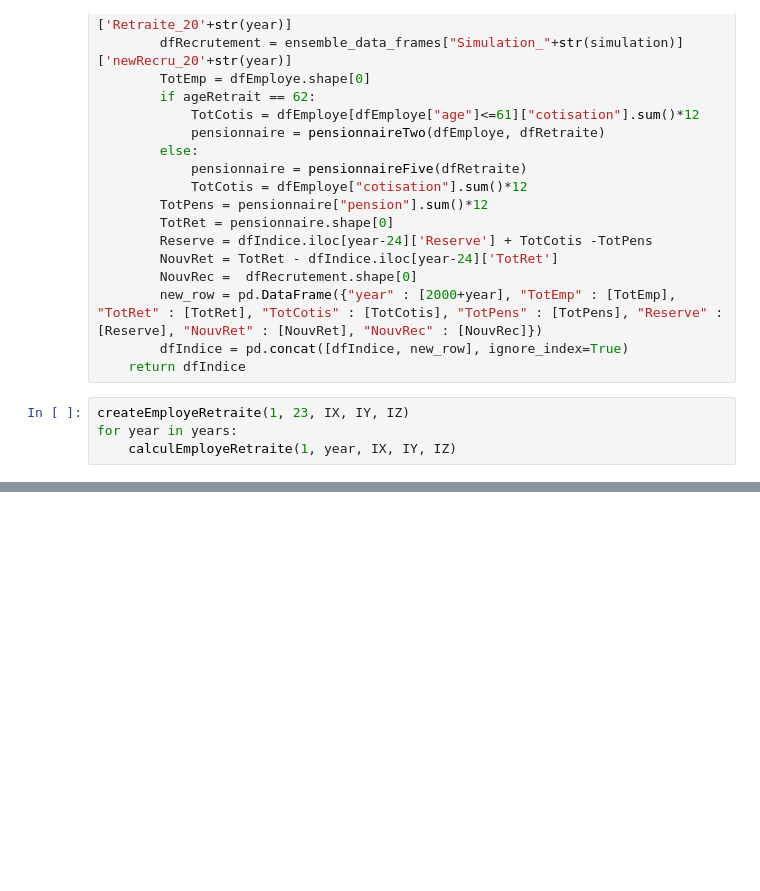
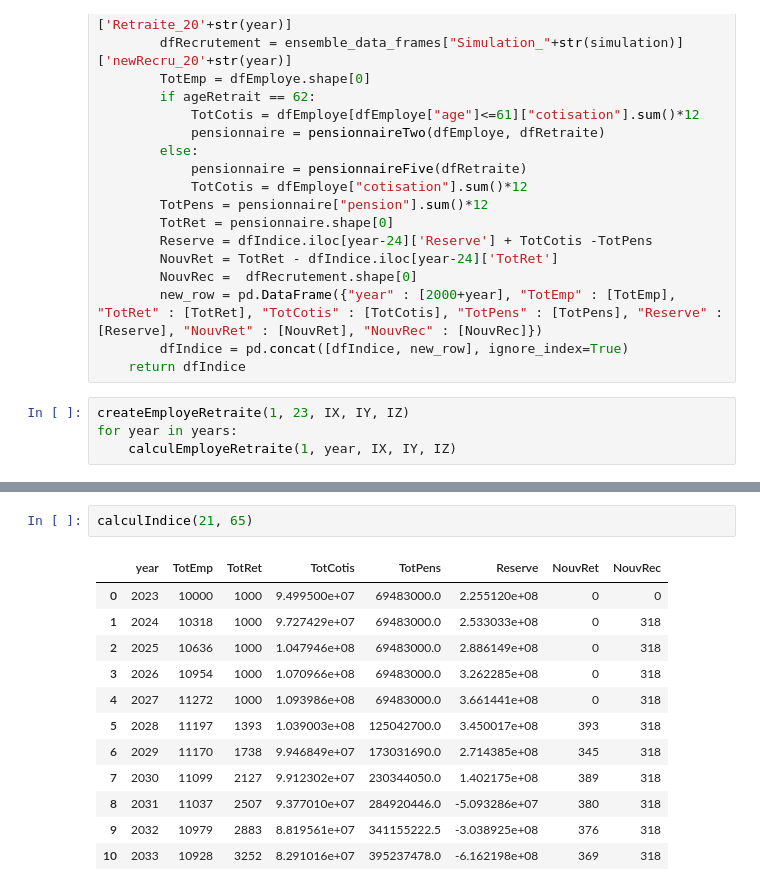
Before and after one commit to Khalil200a/Simulation, a Jupyter notebook: main.ipynb, the cells around one changed output, grey strips where cells are left out. Cells and saved outputs as stored; diff of their text form; blank space fills up the shorter version.

```diff
--- a/main.ipynb
+++ b/main.ipynb
@@ -331,0 +382,15 @@ calculIndice(1, 65)
+# %%
+calculIndice(21, 65)
+# %% [output]
+|  | year | TotEmp | TotRet | TotCotis | TotPens | Reserve | NouvRet | NouvRec |
+| 0 | 2023 | 10000 | 1000 | 9.499500e+07 | 69483000.0 | 2.255120e+08 | 0 | 0 |
+| 1 | 2024 | 10318 | 1000 | 9.727429e+07 | 69483000.0 | 2.533033e+08 | 0 | 318 |
+| 2 | 2025 | 10636 | 1000 | 1.047946e+08 | 69483000.0 | 2.886149e+08 | 0 | 318 |
+| 3 | 2026 | 10954 | 1000 | 1.070966e+08 | 69483000.0 | 3.262285e+08 | 0 | 318 |
+| 4 | 2027 | 11272 | 1000 | 1.093986e+08 | 69483000.0 | 3.661441e+08 | 0 | 318 |
+| 5 | 2028 | 11197 | 1393 | 1.039003e+08 | 125042700.0 | 3.450017e+08 | 393 | 318 |
+| 6 | 2029 | 11170 | 1738 | 9.946849e+07 | 173031690.0 | 2.714385e+08 | 345 | 318 |
+| 7 | 2030 | 11099 | 2127 | 9.912302e+07 | 230344050.0 | 1.402175e+08 | 389 | 318 |
+| 8 | 2031 | 11037 | 2507 | 9.377010e+07 | 284920446.0 | -5.093286e+07 | 380 | 318 |
+| 9 | 2032 | 10979 | 2883 | 8.819561e+07 | 341155222.5 | -3.038925e+08 | 376 | 318 |
+| 10 | 2033 | 10928 | 3252 | 8.291016e+07 | 395237478.0 | -6.162198e+08 | 369 | 318 |
```
Also changed, not shown: parts of 15 cells of this notebook.
